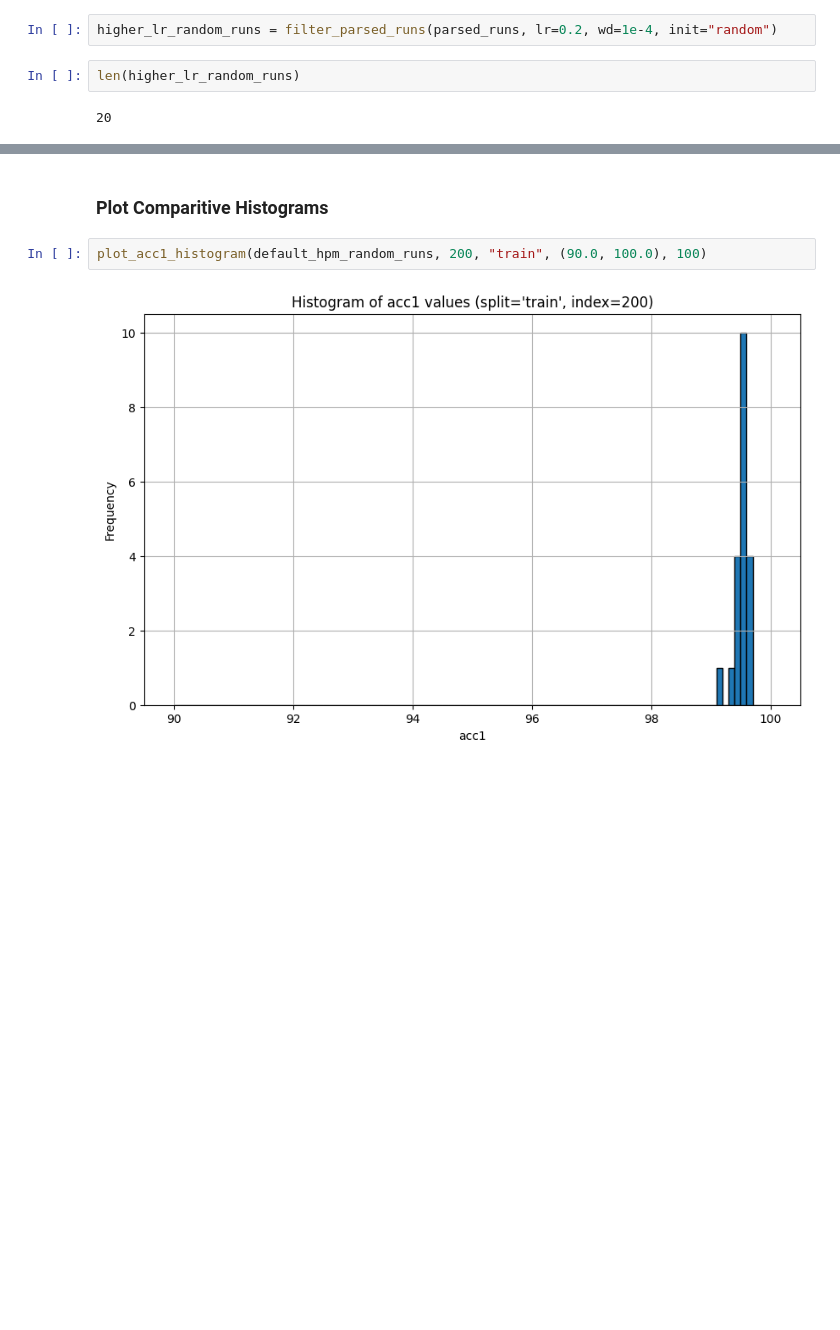
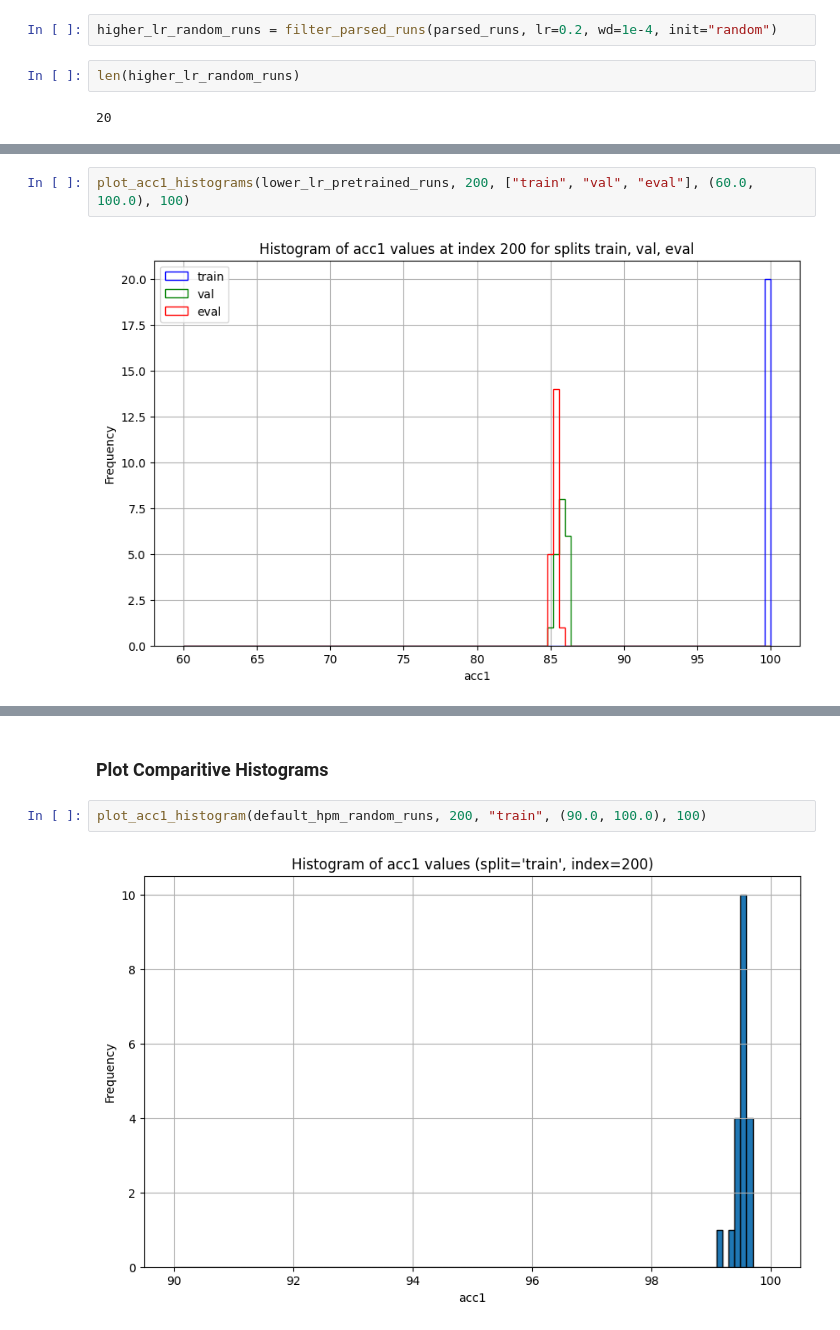
Before and after one commit to drothermel/dr_gen, a Jupyter notebook: notebooks/calc_metrics.ipynb, the cells around one changed output, grey strips where cells are left out. Cells and saved outputs as stored; diff of their text form; blank space fills up the shorter version.

```diff
--- a/notebooks/calc_metrics.ipynb
+++ b/notebooks/calc_metrics.ipynb
@@ -291,0 +392,4 @@ len(higher_lr_random_runs)
+# %%
+plot_acc1_histograms(lower_lr_pretrained_runs, 200, ["train", "val", "eval"], (60.0, 100.0), 100)
+# %% [output]
+[figure, added]
```
Also changed, not shown: parts of 21 cells of this notebook.
